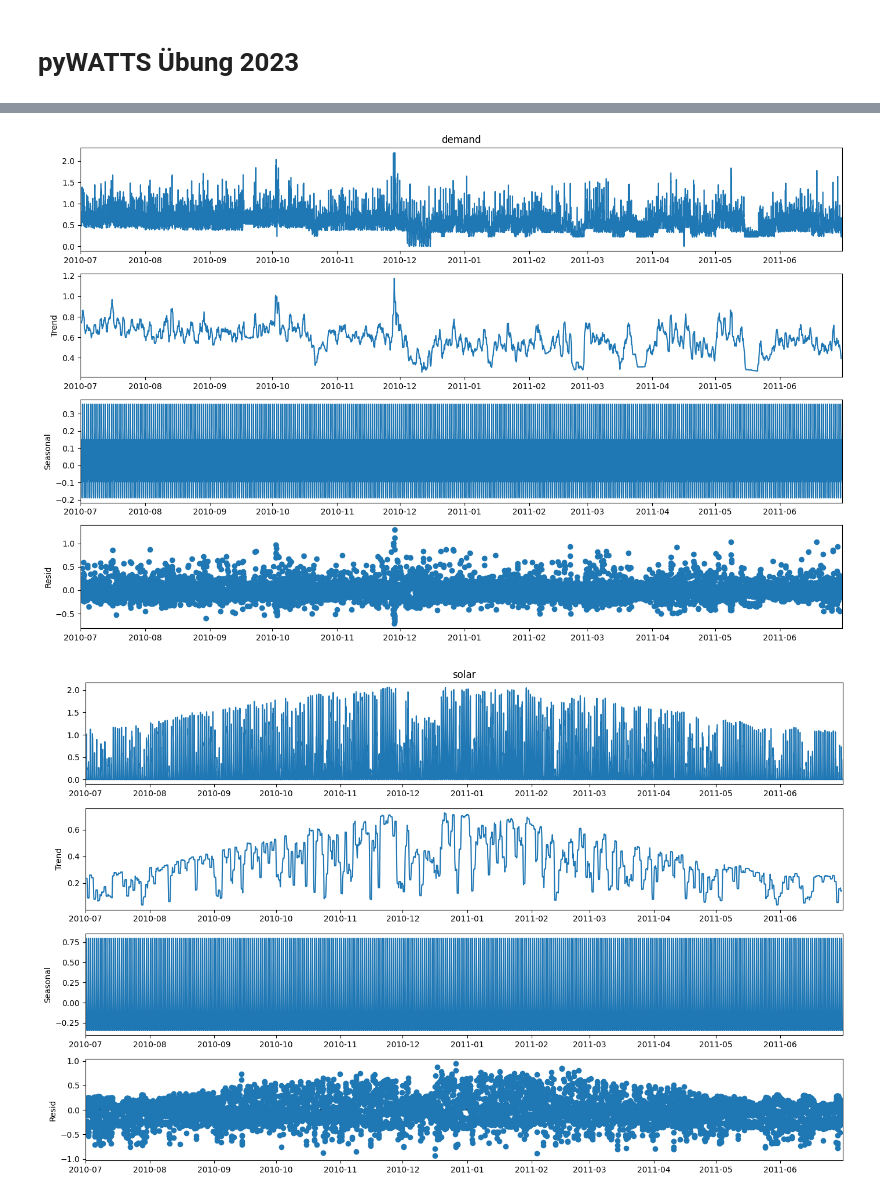
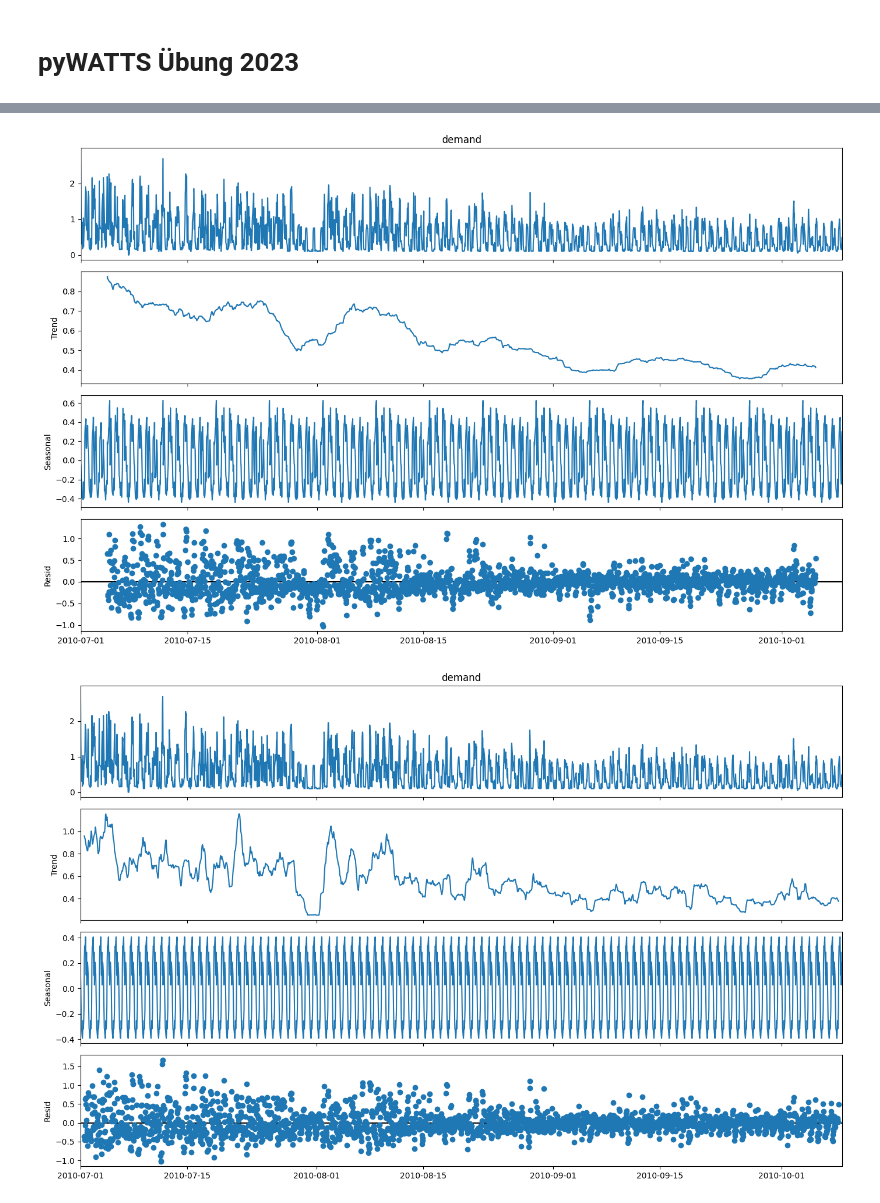
Before and after one commit to hertelm/uebung-2023-pyWATTS, a Jupyter notebook: uebung_pyWATTS.ipynb, the cells around one changed output, grey strips where cells are left out. Saved outputs shown, nothing was run; the diff lists cells and outputs as text; code cells hidden in the pictures.

```diff
--- a/uebung_pyWATTS.ipynb
+++ b/uebung_pyWATTS.ipynb
@@ -9,7 +32,7 @@ import pywatts
 pylab.rcParams['figure.figsize'] = (14, 9)
 # %%
 date_parser = lambda date: pd.Timestamp(pd.to_datetime(date, format='%Y-%m-%d %H:%M:%S'))
-data = pd.read_csv("data/data_building_109_ausgrid.csv", index_col="time", parse_dates = ["time"], date_parser=date_parser)
+data = pd.read_csv("data/data_building_250_ausgrid.csv", index_col="time", parse_dates = ["time"], date_parser=date_parser)
 data.head()
 # %% [output]
 |  | demand | solar |
@@ -30,0 +63,11 @@ data.head()
+# %%
+#plots the first two weeks
+data["hourofday"] = data.index.hour
+data["days_since_start"] = [int(x/(24)) for x in range(0,len(data))]
+data['weekday'] = data.index.weekday
+
+pivot = pd.pivot_table(data[data["weekday"] < 5], index=['hourofday'],columns=['days_since_start'], values=['demand'])[:-1]
+pivot["demand"].plot(legend=False,colormap="viridis")
+pivot.median(axis=1).plot(color="red")
+pivot.quantile(0.25,axis=1).plot(color="red",linestyle='dotted')
+pivot.quantile(0.75,axis=1).plot(color="red",linestyle='dotted')
@@ -31,10 +105,10 @@ data.head()
+# %%
+res = sm.tsa.seasonal_decompose(data["demand"][:2400], period= 168)
+resplot = res.plot()
+# %% [output]
+[figure, added]
 # %%
-
-res = sm.tsa.seasonal_decompose(data["demand"][:8760], period=24)
+res = sm.tsa.seasonal_decompose(data["demand"][:2400], period=24)
 resplot = res.plot()
-
-res = sm.tsa.seasonal_decompose(data["solar"][:8760], period=24)
-resplot = res.plot()
 # %% [output]
-[figure, old version]
+[figure, new version]
-[figure, removed]
```
Also changed, not shown: parts of 26 cells of this notebook.
